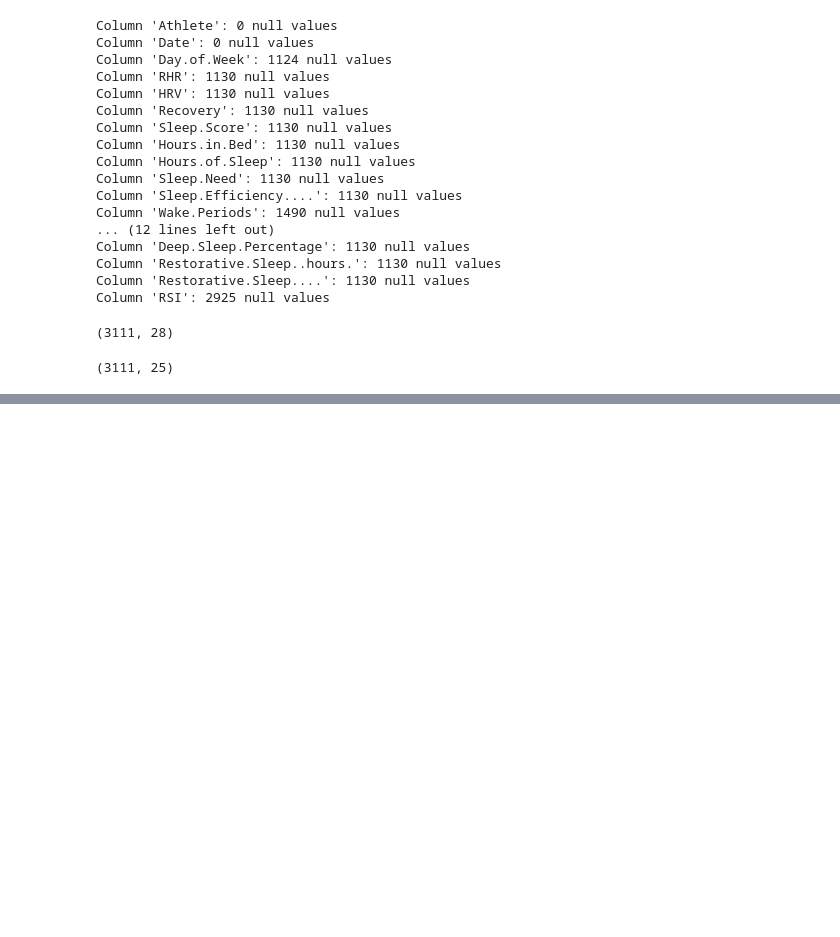
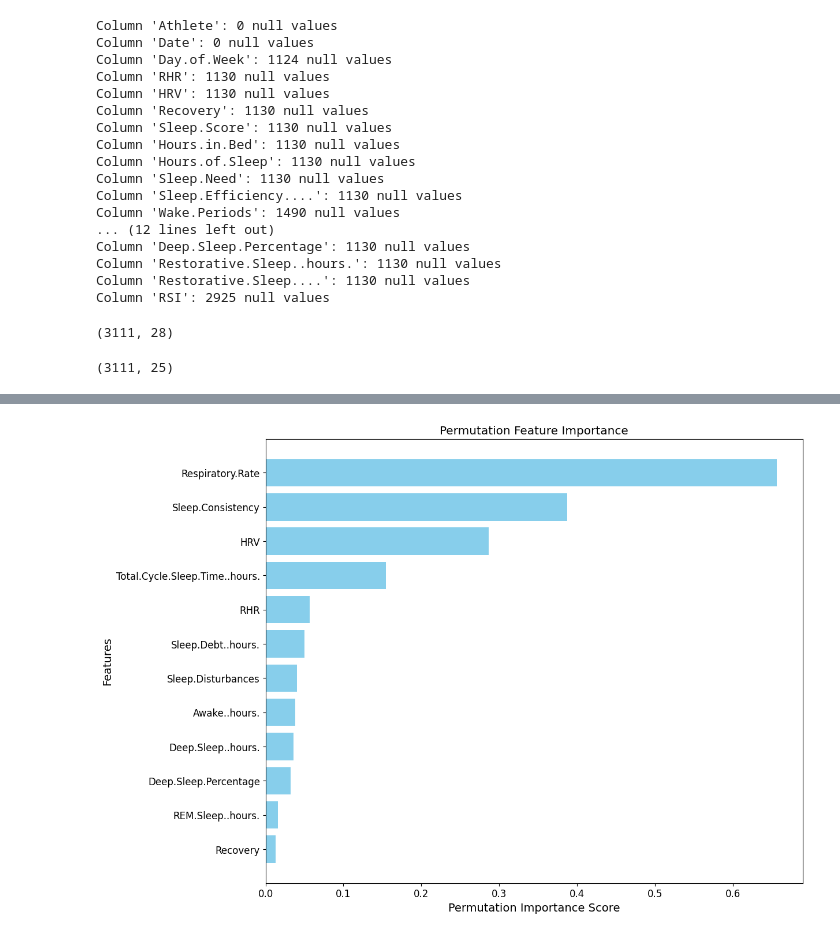
Before and after one commit to rahil247/ML_2025_6_The-OverFitters, a Jupyter notebook: Codes/TheOverFitters.ipynb, the cells around one changed output, grey strips where cells are left out. Saved outputs shown, nothing was run; the diff lists cells and outputs as text; code cells hidden in the pictures; blank space fills up the shorter version.

```diff
--- a/Codes/TheOverFitters.ipynb
+++ b/Codes/TheOverFitters.ipynb
@@ -253,0 +393,22 @@ XGBoost R2 Score: 0.83
+# %%
+from sklearn.inspection import permutation_importance
+import numpy as np
+import matplotlib.pyplot as plt
+
+# Compute permutation importance
+perm_importance = permutation_importance(model_xgb, df_reduced[selected_features[:-1]], df_reduced['RSI'], scoring="r2")
+
+# Sort features by importance
+sorted_idx = np.argsort(perm_importance.importances_mean)[::-1]
+features_sorted = [selected_features[:-1][i] for i in sorted_idx]
+
+# Plot
+plt.figure(figsize=(12, 10))
+plt.barh(features_sorted, perm_importance.importances_mean[sorted_idx], color="skyblue")
+plt.xlabel("Permutation Importance Score")
+plt.ylabel("Features")
+plt.title("Permutation Feature Importance")
+plt.gca().invert_yaxis()  # Highest importance on top
+plt.show()
+# %% [output]
+[figure, added]
```
Also changed, not shown: parts of 13 cells of this notebook, 3 other files.
